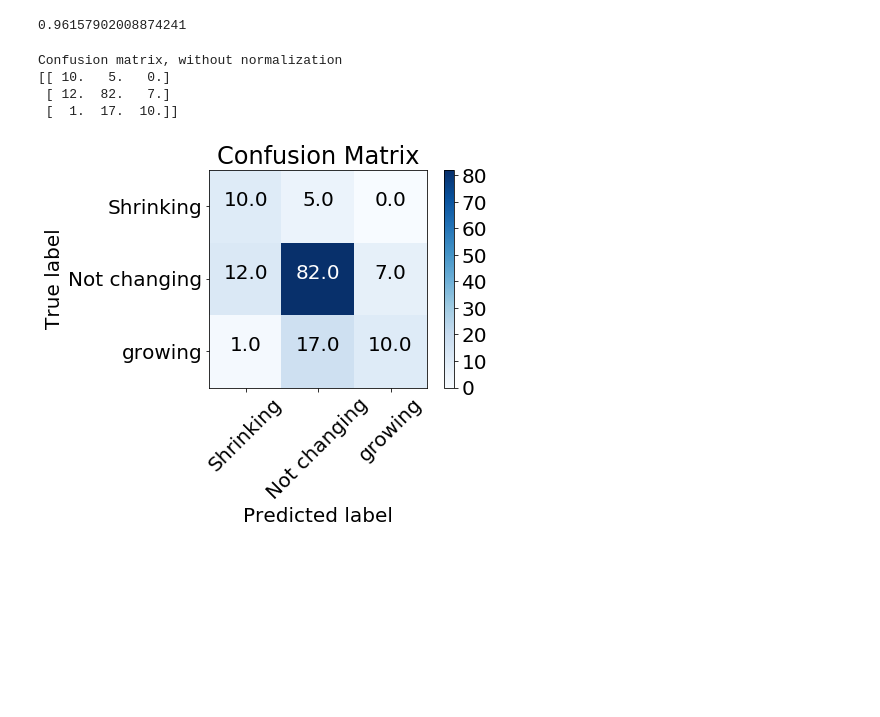
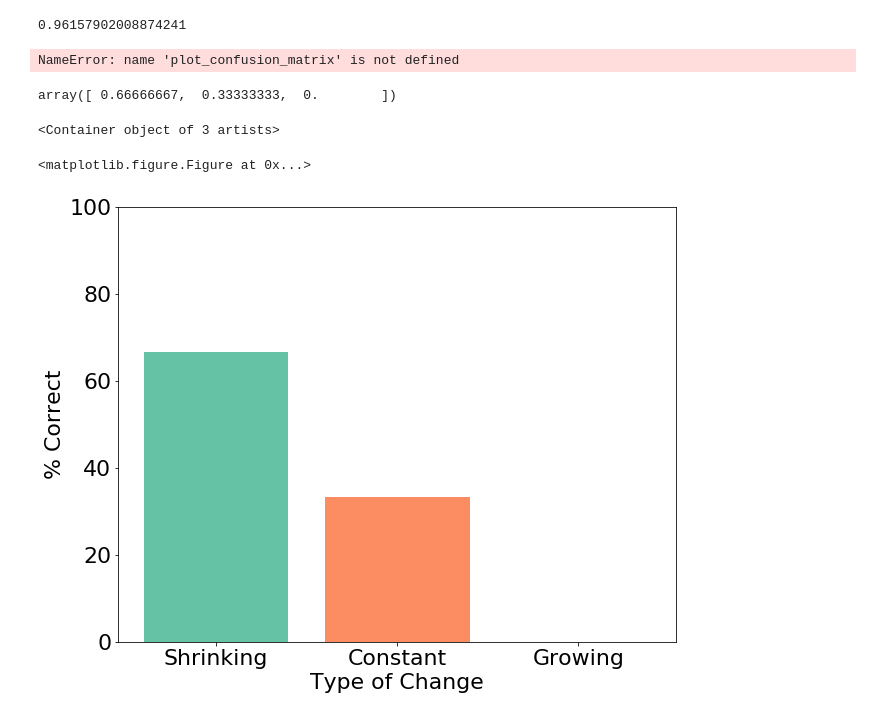
Before and after one commit to tharrington923/rCheckUp, a Jupyter notebook: code/ARMA_models.ipynb, the cells around one changed output. Cells and saved outputs as stored; diff of their text form; code cells hidden in the pictures; blank space fills up the shorter version.

```diff
--- a/code/ARMA_models.ipynb
+++ b/code/ARMA_models.ipynb
@@ -574,11 +582,26 @@ cf = np.array([[ 10.,   5.,   0.],
        [ 12.,  82.,   7.],
        [  1.,  17.,  10.]])
 # %%
-plot_confusion_matrix(cf, ['Shrinking','Not changing','growing'],
+plot_confusion_matrix(cf, ['Shrinking','Constant','growing'],
                       title='Confusion Matrix')
 # %% [output]
-Confusion matrix, without normalization
-[[ 10.   5.   0.]
- [ 12.  82.   7.]
- [  1.  17.  10.]]
+NameError: name 'plot_confusion_matrix' is not defined
-[figure, removed]
+# %%
+cf_matrix.matrix[:][0]/cf_matrix.matrix[:][0].sum()
+# %% [output]
+array([ 0.66666667,  0.33333333,  0.        ])
+# %%
+accuracy_by_type=[cf_matrix.matrix[:][i]/cf_matrix.matrix[:][i].sum() for i in [0,1,2]]
+# %%
+plt.figure(figsize=(10,8))
+plt.figure(figsize=(10,8))
+plt.rcParams.update({'font.size': 22})
+plt.ylabel('% Correct')
+plt.xlabel('Type of Change')
+plt.ylim([0,100])
+#plt.title('Shrinking Subreddits')
+plt.bar([1,2,3],100*accuracy_by_type[0],tick_label=['Shrinking','Constant','Growing'],color=['#66c2a5','#fc8d62','#8da0cb'])
+# %% [output]
+<Container object of 3 artists>
+<matplotlib.figure.Figure at 0x...>
+[figure, added]
```
Also changed, not shown: parts of 13 cells of this notebook, 7 other files.
